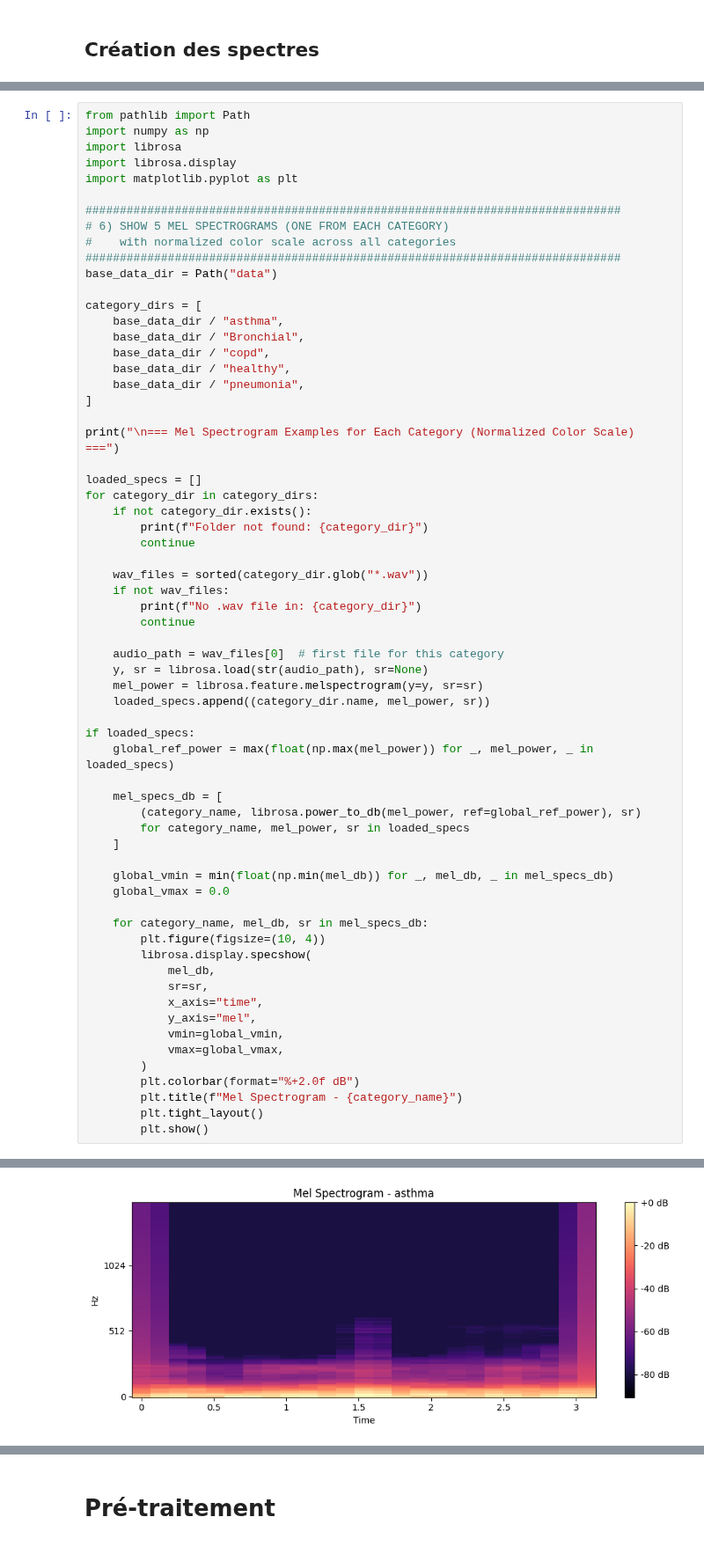
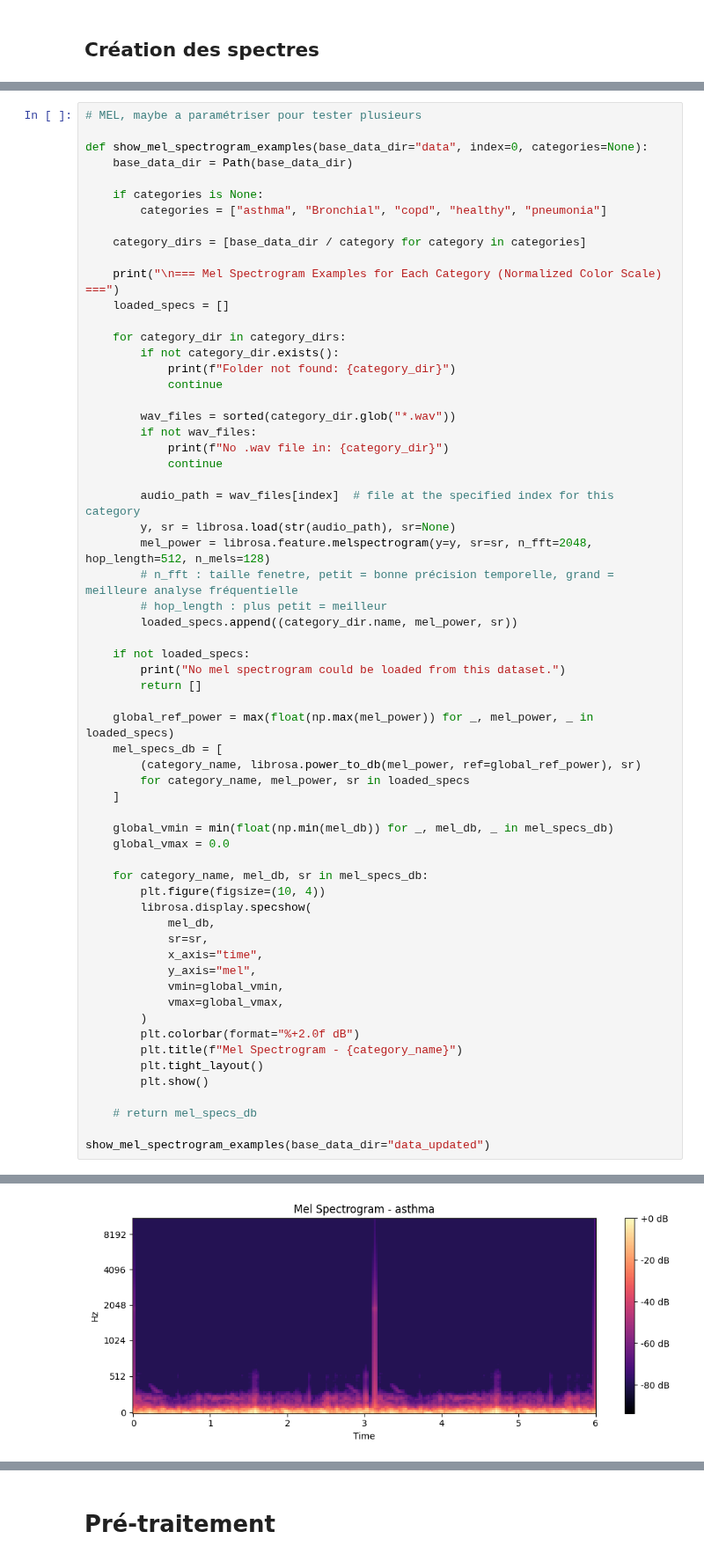
Before and after one commit to YRR0/Hackathon_Equipe32_Tessan, a Jupyter notebook: start.ipynb, the cells around one changed output, grey strips where cells are left out. Shown at 88% size. Cells and saved outputs as stored; diff of their text form.

```diff
--- a/start.ipynb
+++ b/start.ipynb
@@ -196,69 +197,67 @@ if loaded_waveforms:
 [figure]
 [figure]
 # %%
-from pathlib import Path
-import numpy as np
-import librosa
-import librosa.display
-import matplotlib.pyplot as plt
+# MEL, maybe a paramétriser pour tester plusieurs
 
-##############################################################################
-# 6) SHOW 5 MEL SPECTROGRAMS (ONE FROM EACH CATEGORY)
-#    with normalized color scale across all categories
-##############################################################################
-base_data_dir = Path("data")
+def show_mel_spectrogram_examples(base_data_dir="data", index=0, categories=None):
+    base_data_dir = Path(base_data_dir)
 
-category_dirs = [
-    base_data_dir / "asthma",
-    base_data_dir / "Bronchial",
-    base_data_dir / "copd",
-    base_data_dir / "healthy",
-    base_data_dir / "pneumonia",
-]
+    if categories is None:
+        categories = ["asthma", "Bronchial", "copd", "healthy", "pneumonia"]
 
-print("\n=== Mel Spectrogram Examples for Each Category (Normalized Color Scale) ===")
+    category_dirs = [base_data_dir / category for category in categories]
 
-loaded_specs = []
-for category_dir in category_dirs:
-    if not category_dir.exists():
-        print(f"Folder not found: {category_dir}")
-        continue
+    print("\n=== Mel Spectrogram Examples for Each Category (Normalized Color Scale) ===")
+    loaded_specs = []
 
-    wav_files = sorted(category_dir.glob("*.wav"))
-    if not wav_files:
-        print(f"No .wav file in: {category_dir}")
-        continue
+    for category_dir in category_dirs:
+        if not category_dir.exists():
+            print(f"Folder not found: {category_dir}")
+            continue
 
-    audio_path = wav_files[0]  # first file for this category
-    y, sr = librosa.load(str(audio_path), sr=None)
-    mel_power = librosa.feature.melspectrogram(y=y, sr=sr)
-    loaded_specs.append((category_dir.name, mel_power, sr))
+        wav_files = sorted(category_dir.glob("*.wav"))
+        if not wav_files:
+            print(f"No .wav file in: {category_dir}")
+            continue
 
-if loaded_specs:
+        audio_path = wav_files[index]  # file at the specified index for this category
+        y, sr = librosa.load(str(audio_path), sr=None)
+        mel_power = librosa.feature.melspectrogram(y=y, sr=sr, n_fft=2048, hop_length=512, n_mels=128)
+        # n_fft : taille fenetre, petit = bonne précision temporelle, grand = meilleure analyse fréquentielle
+        # hop_length : plus petit = meilleur
+        loaded_specs.append((category_dir.name, mel_power, sr))
+
+    if not loaded_specs:
+        print("No mel spectrogram could be loaded from this dataset.")
+        return []
+
     global_ref_power = max(float(np.max(mel_power)) for _, mel_power, _ in loaded_specs)
-
     mel_specs_db = [
         (category_name, librosa.power_to_db(mel_power, ref=global_ref_power), sr)
         for category_name, mel_power, sr in loaded_specs
     ]
 
     global_vmin = min(float(np.min(mel_db)) for _, mel_db, _ in mel_specs_db)
     global_vmax = 0.0
 
     for category_name, mel_db, sr in mel_specs_db:
         plt.figure(figsize=(10, 4))
         librosa.display.specshow(
             mel_db,
             sr=sr,
             x_axis="time",
             y_axis="mel",
             vmin=global_vmin,
             vmax=global_vmax,
         )
         plt.colorbar(format="%+2.0f dB")
         plt.title(f"Mel Spectrogram - {category_name}")
         plt.tight_layout()
         plt.show()
+
+    # return mel_specs_db
+
+show_mel_spectrogram_examples(base_data_dir="data_updated")
 # %% [output]
 === Mel Spectrogram Examples for Each Category (Normalized Color Scale) ===
-[figure, old version]
+[figure, new version]
```
Also changed, not shown: parts of 14 cells of this notebook, 1 other file.
